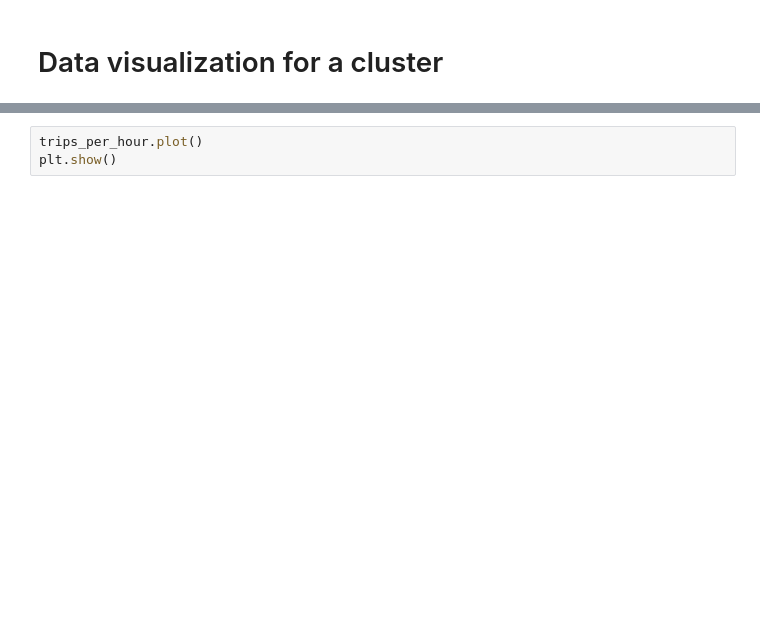
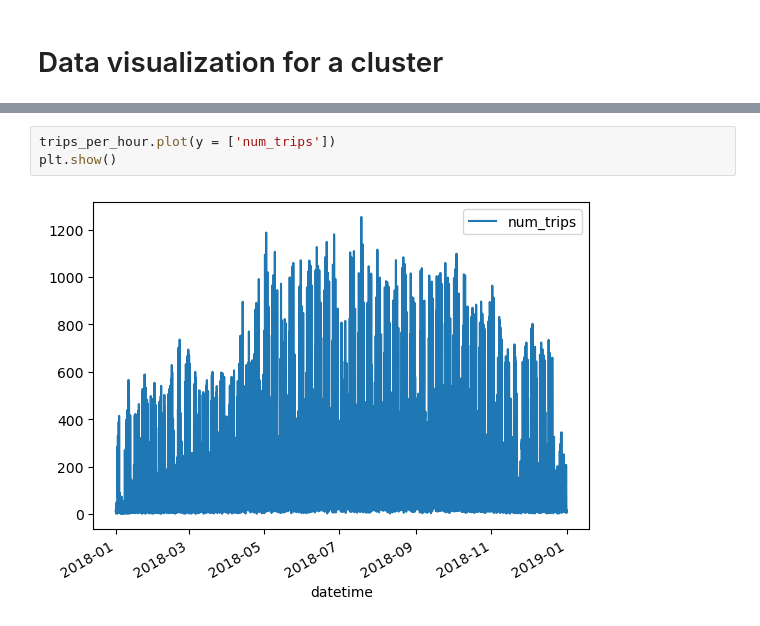
Before and after one commit to katrinemariepedersen/Business_analytics_project, a Jupyter notebook: Load_of_dat.ipynb, the cells around one changed output, grey strips where cells are left out. Drawn from its saved outputs; the diff is of its cells as text; blank space fills up the shorter version.

```diff
--- a/Load_of_dat.ipynb
+++ b/Load_of_dat.ipynb
@@ -675,3 +677,5 @@ trips_per_hour.head()
 # %%
-trips_per_hour.plot()
+trips_per_hour.plot(y = ['num_trips'])
 plt.show()
+# %% [output]
+[figure, added]
```
Also changed, not shown: parts of 14 cells of this notebook, 1 other file.
